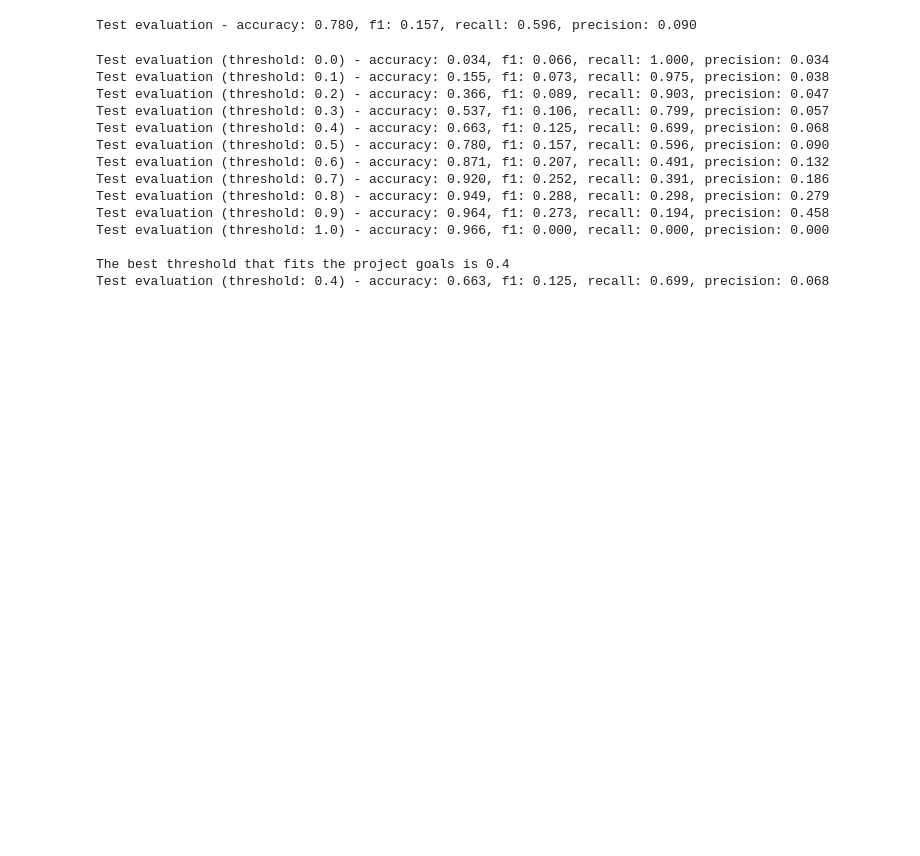
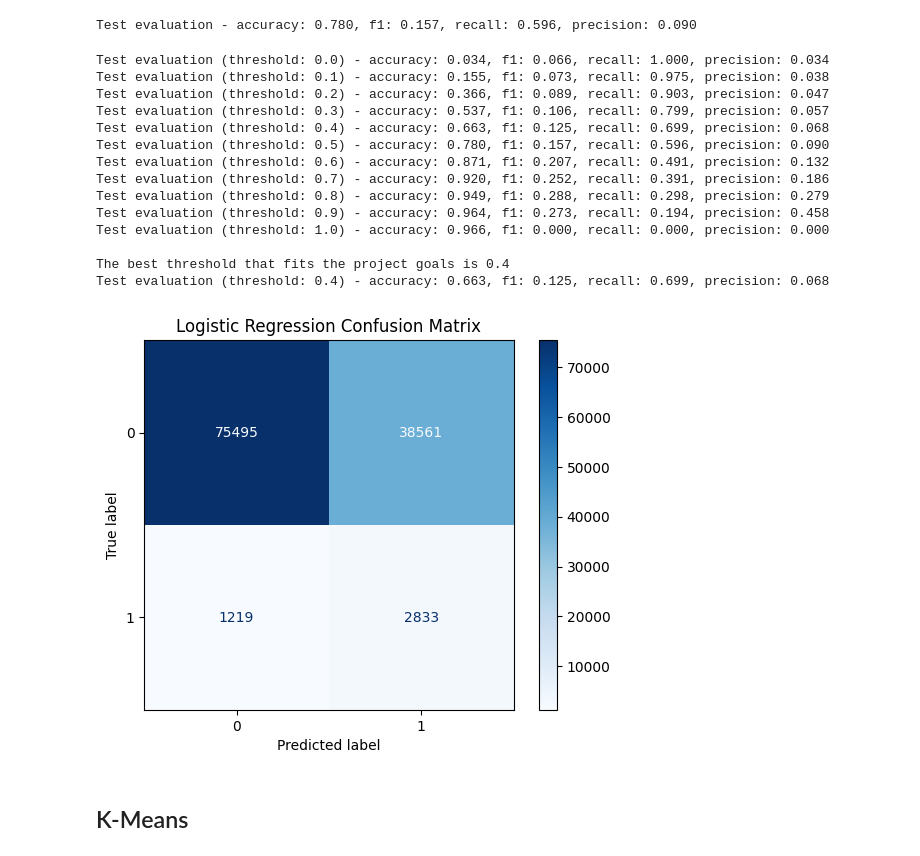
Before and after one commit to NDubelovskyi/CreditCardFraudDetection, a Jupyter notebook: notebooks/2_model_training.ipynb, the cells around one changed output. Drawn from its saved outputs; the diff is of its cells as text; code cells hidden in the pictures; blank space fills up the shorter version.

Commit message:
Logistic Regression: Confusion Matrix

```diff
--- a/notebooks/2_model_training.ipynb
+++ b/notebooks/2_model_training.ipynb
@@ -115,3 +119,43 @@ joblib.dump(grid_search, '../models/lg.pkl')
 # Save the best parameters to a text file
 with open('../models/lg_best_params.txt', 'w') as f:
     f.write(str(grid_search.best_params_))
+# %%
+# Plot the Confusion Matrix Based on the Previously Trained Model
+# Load the preprocessed data (X_test, y_test)
+with open('../data/preprocessed_data.pkl', 'rb') as f:
+    data = pickle.load(f)
+    X_test = data['X_test']
+    y_test = data['y_test']
+
+# Plot Method
+def plot_confusion_matrix(y_true, y_pred, title):
+    cm = confusion_matrix(y_true, y_pred)
+    disp = ConfusionMatrixDisplay(confusion_matrix=cm, display_labels=[0, 1])
+    disp.plot(cmap=plt.cm.Blues)
+    plt.title(title)
+    plt.savefig('../reports/figures/confusion_matrix_lg')
+    plt.show()
+
+# Load the Logistic Regression model
+lg_grid_search = joblib.load('../models/lg.pkl')
+best_lg_model = lg_grid_search.best_estimator_
+
+# Load the best parameters
+with open('../models/lg_best_params.txt', 'r') as f:
+    best_lg_params_str = f.read()
+    # Convert string representation of dict to actual dict
+    best_lg_params = eval(best_lg_params_str)
+
+# Prediction threshold
+lg_threshold = 0.4
+
+# Predict probabilities and apply threshold
+y_probs_lg = best_lg_model.predict_proba(X_test)[:, 1]
+y_pred_lg = (y_probs_lg >= lg_threshold).astype(int)
+
+# Plot Confusion Matrix
+plot_confusion_matrix(y_test, y_pred_lg, 'Logistic Regression Confusion Matrix')
+# %% [output]
+[figure, added]
+# %% [markdown]
+## K-Means
```
Also changed, not shown: parts of 1 cell of this notebook, 1 other file.
